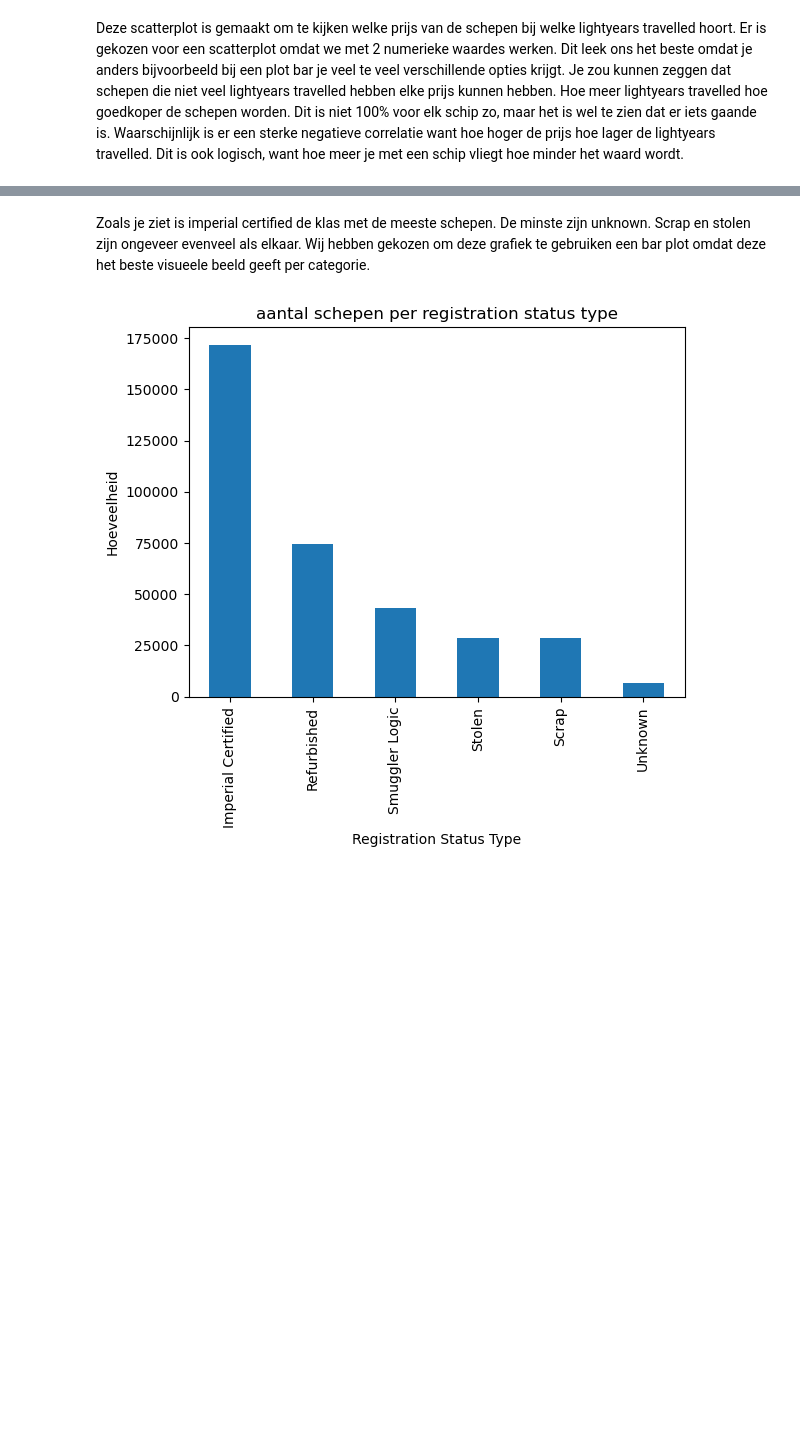
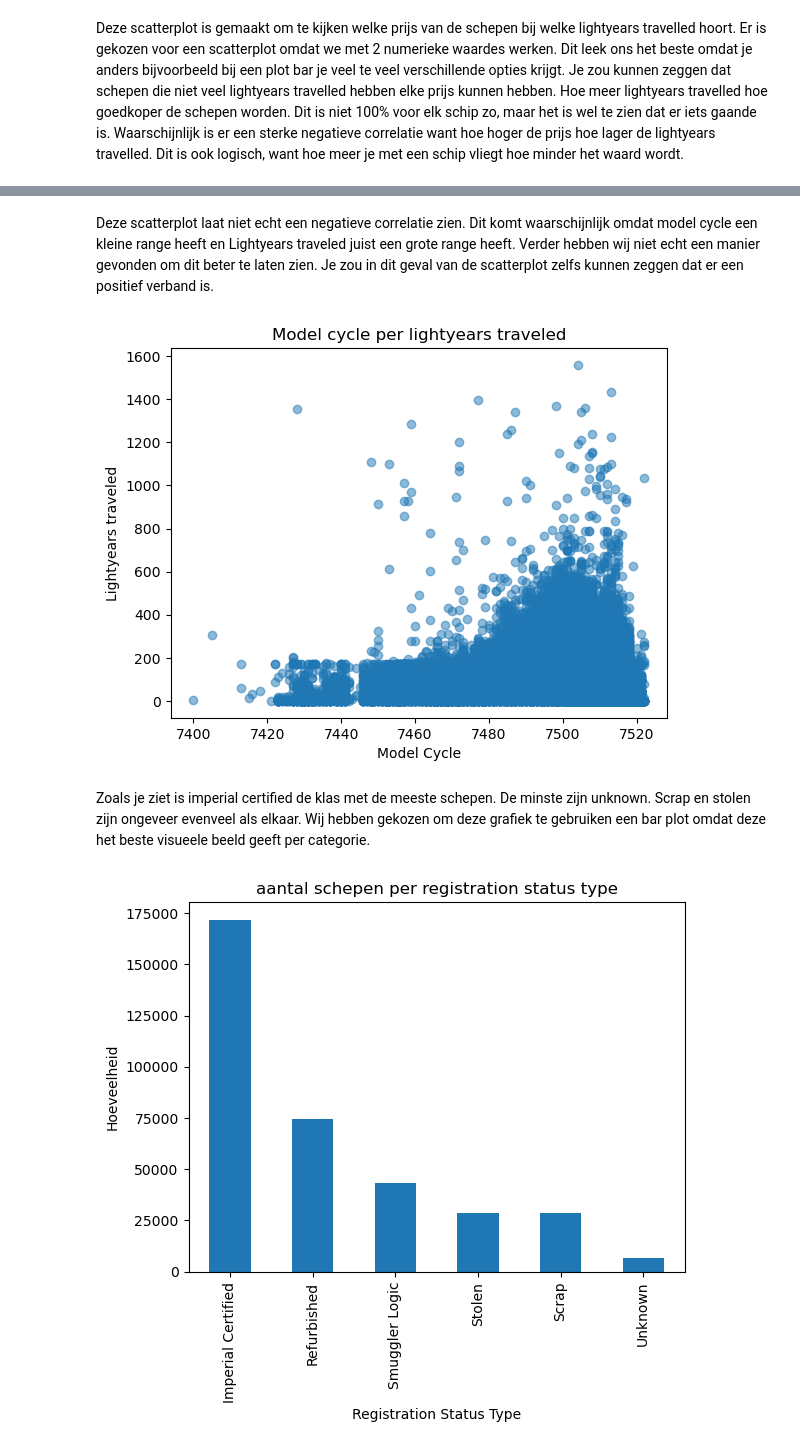
Before and after one commit to Jamie1111/DDD-Databazen-, a Jupyter notebook: assignment_template_it3.ipynb, the cells around one changed output, grey strips where cells are left out. Saved outputs shown, nothing was run; the diff lists cells and outputs as text; code cells hidden in the pictures; blank space fills up the shorter version.

```diff
--- a/assignment_template_it3.ipynb
+++ b/assignment_template_it3.ipynb
@@ -125,3 +138,13 @@ plt.show()
+# %% [markdown]
+Deze scatterplot laat niet echt een negatieve correlatie zien. Dit komt waarschijnlijk omdat model cycle een kleine range heeft en Lightyears traveled juist een grote range heeft. Verder hebben wij niet echt een manier gevonden om dit beter te laten zien. Je zou in dit geval van de scatterplot zelfs kunnen zeggen dat er een positief verband is.
+# %%
+plt.scatter(df['Model_Cycle'], df['Lightyears_Traveled'], alpha=0.5)
+plt.title('Model cycle per lightyears traveled')
+plt.xlabel('Model Cycle')
+plt.ylabel('Lightyears traveled')
+plt.show()
+# %% [output]
+[figure, added]
 # %% [markdown]
 Zoals je ziet is imperial certified de klas met de meeste schepen. De minste zijn unknown. Scrap en stolen zijn ongeveer evenveel als elkaar. Wij hebben gekozen om deze grafiek te gebruiken een bar plot omdat deze het beste visueele beeld geeft per categorie.
 # %%
```
Also changed, not shown: parts of 9 cells of this notebook, 2 other files.
